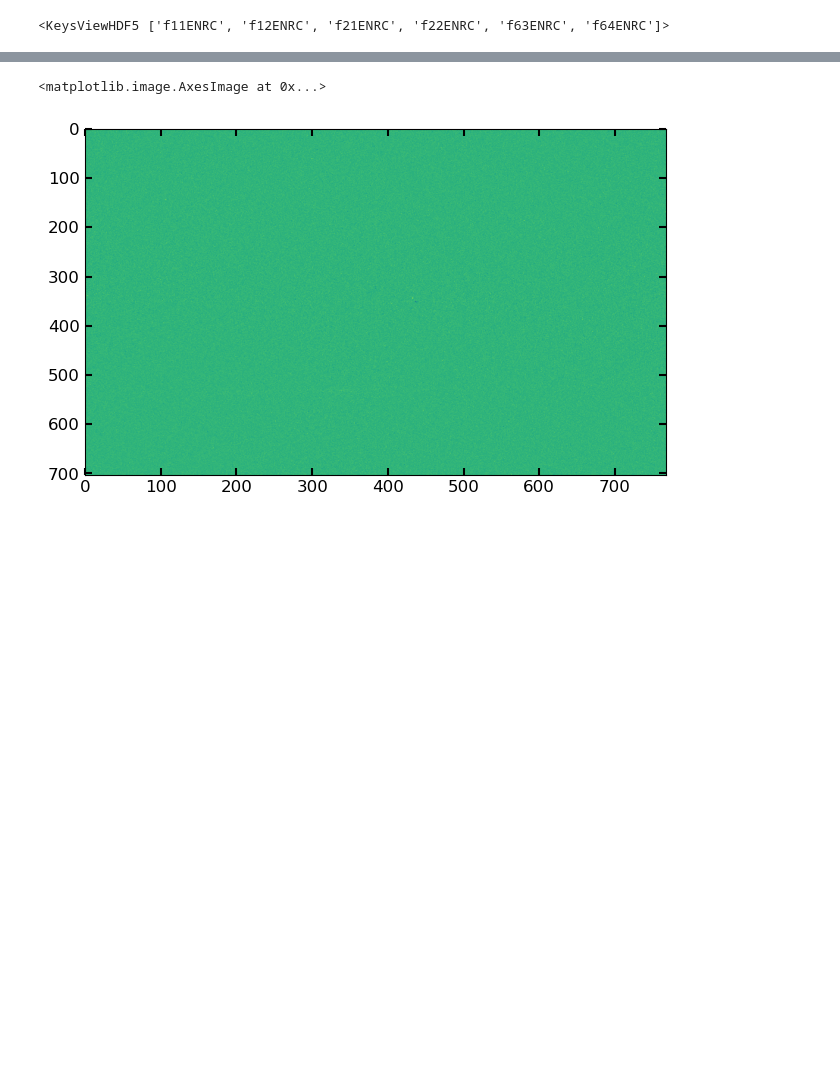
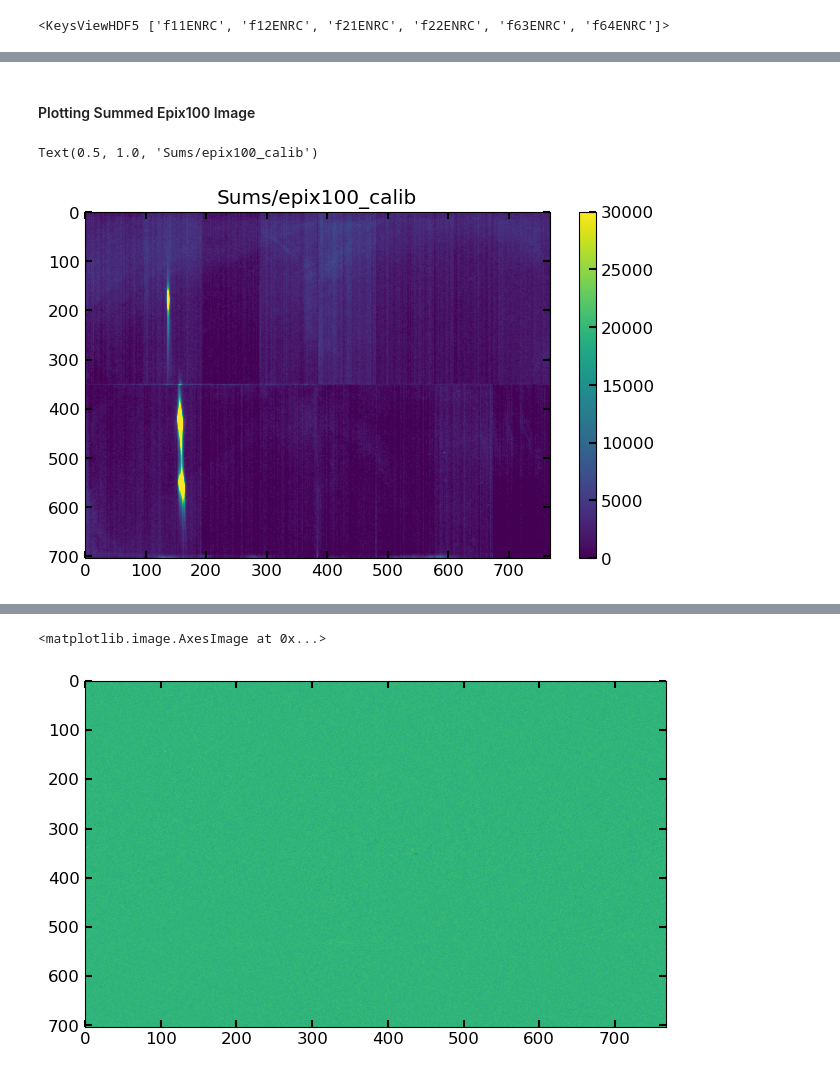
Before and after one commit to lg345/XSpect, a Jupyter notebook: diagnostics.ipynb, the cells around one changed output, grey strips where cells are left out. Cells and saved outputs as stored; diff of their text form; code cells hidden in the pictures; blank space fills up the shorter version.

```diff
--- a/diagnostics.ipynb
+++ b/diagnostics.ipynb
@@ -185,0 +180,10 @@ plt.legend()
+# %% [markdown]
+#### Plotting Summed Epix100 Image
+# %%
+plt.imshow(d.h5['Sums/epix100_calib'], aspect='auto')
+plt.colorbar()
+plt.clim(0,3e4)
+plt.title('Sums/epix100_calib')
+# %% [output]
+Text(0.5, 1.0, 'Sums/epix100_calib')
+[figure, added]
```
Also changed, not shown: parts of 55 cells of this notebook, 2 other files.
